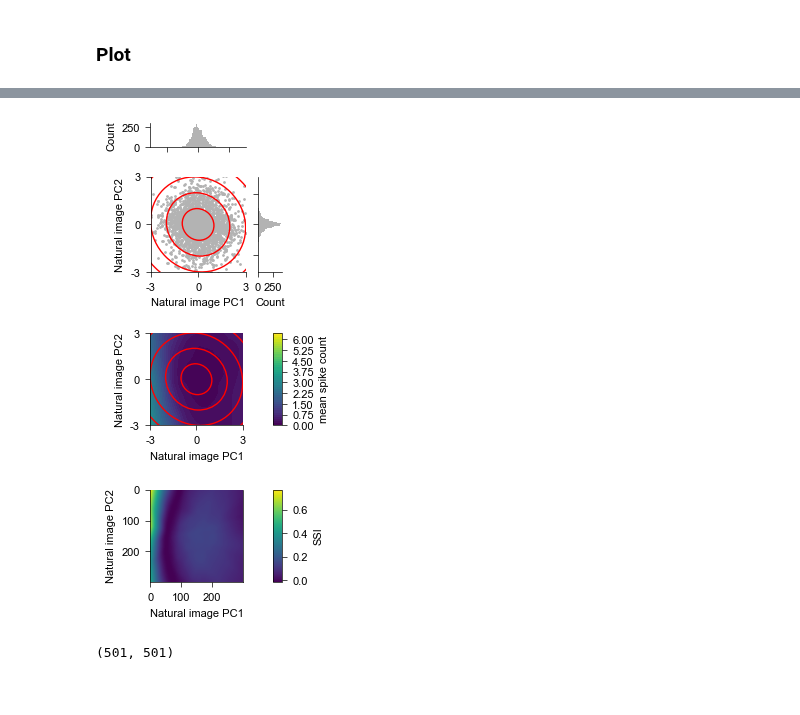
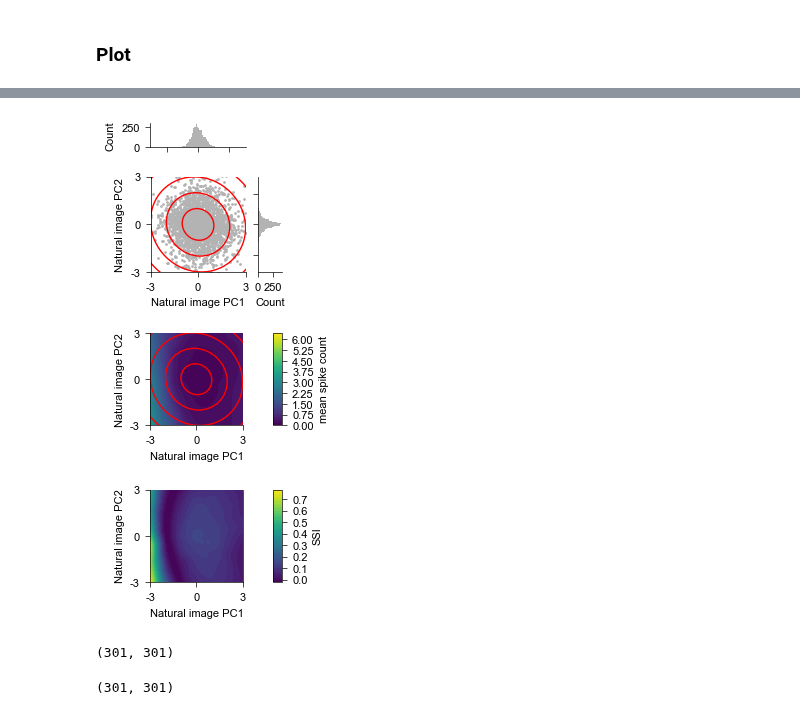
Before and after one commit to steevelaquitaine/fisher-info-limits, a Jupyter notebook: notebooks/fig3.ipynb, the cells around one changed output, grey strips where cells are left out. Drawn from its saved outputs; the diff is of its cells as text; code cells hidden in the pictures.

```diff
--- a/notebooks/fig3.ipynb
+++ b/notebooks/fig3.ipynb
@@ -381,18 +381,13 @@ axs['histy'].set_xlabel('Count')
 
 ax_bottom = fig.add_subplot(gs_main[1], )
 
-# plot contours
-contour_levels = np.linspace(0, np.max(preds), 20)
-# contour = ax_bottom.contour(grid_x, grid_y, preds.reshape(grid_x.shape),
-#                            levels=contour_levels, cmap='viridis',
-#                            vmin=-preds.min(), vmax=preds.max(), zorder=12)
-# im = ax_bottom.imshow(preds.reshape(grid_x.shape))
+# plot tuning curve as heatmap
 im = ax_bottom.contourf(grid_x, grid_y, preds.reshape(grid_x.shape), levels=50, cmap='viridis')
 divider = make_axes_locatable(ax_bottom) # colorbar
 cax = divider.append_axes("right", size="10%", pad=0.3)
 cbar = plt.colorbar(im, cax=cax, label="mean spike count")
 
-# plot prior
+# plot prior as contours
 for n_std in np.arange(0, 6, 1):
     plot_gaussian_ellipse(np.array([mu0, mu1]), sigma,
                          ax_bottom, n_std=n_std,
@@ -407,7 +402,6 @@ ax_bottom.set_xlim(xylim)
 ax_bottom.set_ylim(xylim)
 ax_bottom.set_xticks(xyticks,xyticks)
 ax_bottom.set_yticks(xyticks,xyticks)
-# ax_bottom.legend(['Prior'], frameon=False, loc="upper right")
 
 
 
@@ -415,10 +409,11 @@ ax_bottom.set_yticks(xyticks,xyticks)
 
 # SSI
 ax_bottom3 = fig.add_subplot(gs_main[2])
-im = ax_bottom3.imshow(ssi)
-# ax_bottom3.set_title("SSI")
-ax_bottom3.set_xticks(np.arange(0,300,100), np.arange(0,300,100))
-ax_bottom3.set_yticks(np.arange(0,300,100), np.arange(0,300,100))
+im = ax_bottom3.contourf(out['grid_x'], out['grid_y'], ssi, levels=50, cmap='viridis')
+ax_bottom3.set_xlim(xylim)
+ax_bottom3.set_ylim(xylim)
+ax_bottom3.set_xticks(xyticks,xyticks)
+ax_bottom3.set_yticks(xyticks,xyticks)
 divider = make_axes_locatable(ax_bottom3) # colorbar
 cax = divider.append_axes("right", size="10%", pad=0.3)
 cbar = plt.colorbar(im, cax=cax, label='SSI')
@@ -439,4 +434,9 @@ Wall time: 324 ms
-[figure, old version]
+[figure, new version]
+# %%
+ssi.shape
+# %% [output]
+(301, 301)
 # %%
+.shape
 # %% [output]
-(501, 501)
+(301, 301)
```
Also changed, not shown: parts of 2 cells of this notebook, 39 other files.
